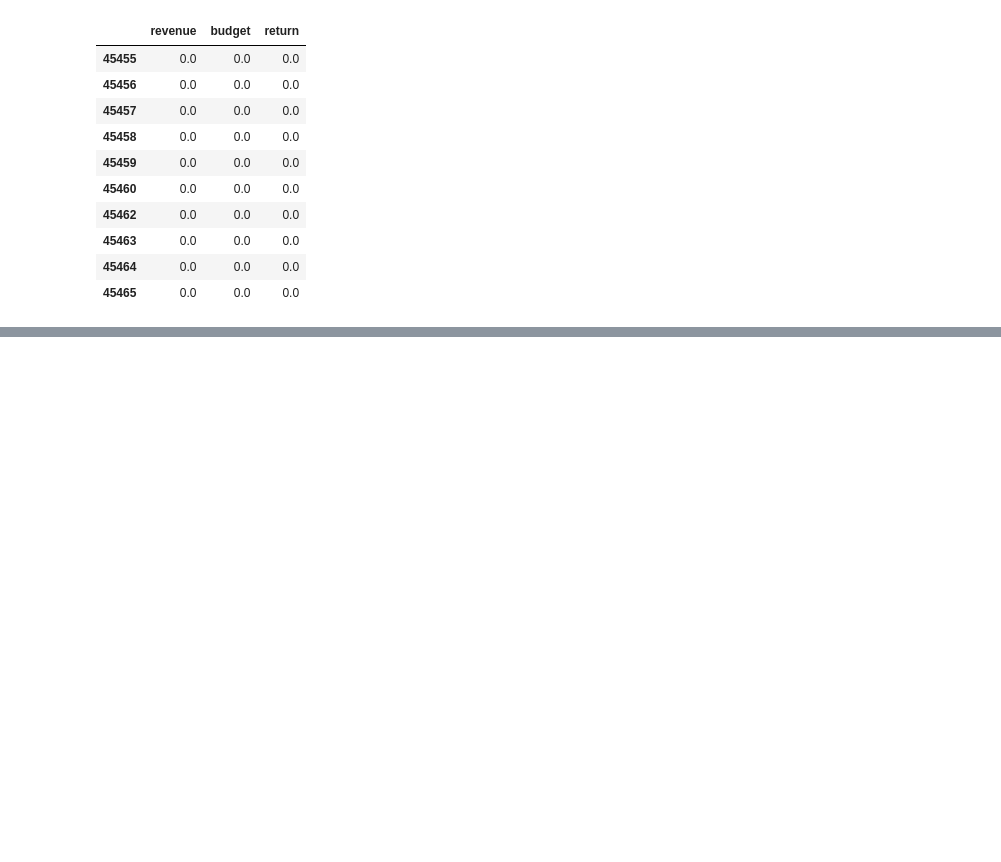
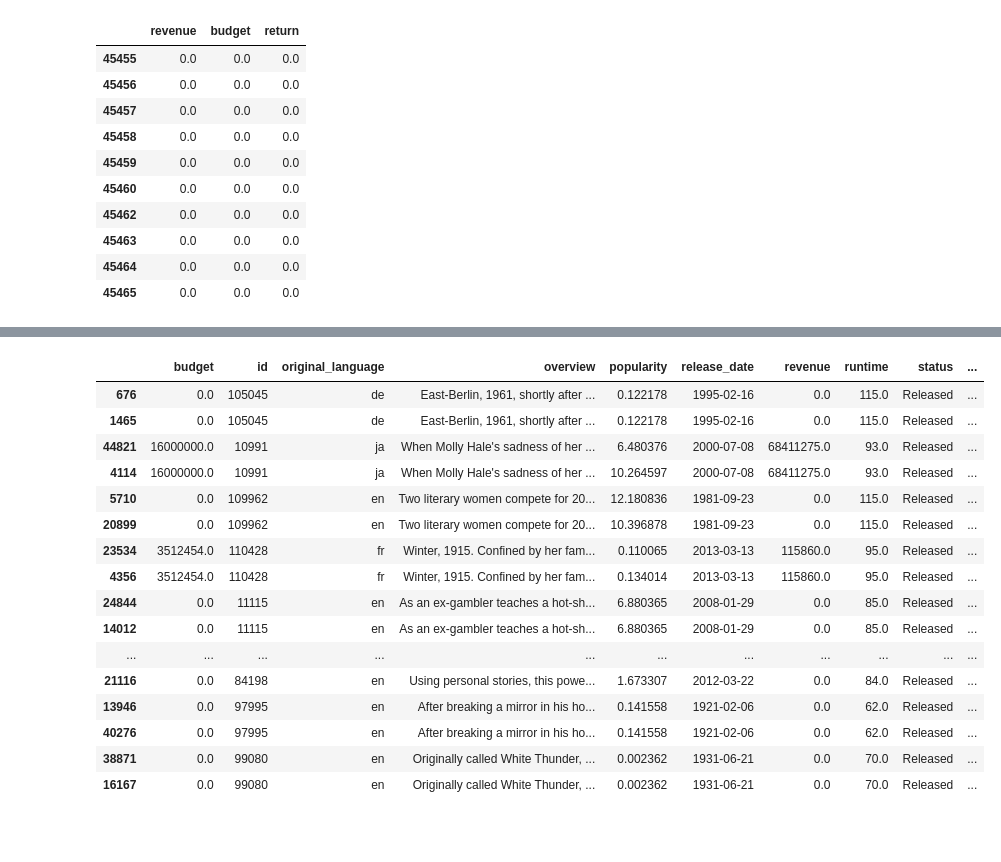
Before and after one commit to lesmengp/PI_ML_OPS, a Jupyter notebook: PI01.ipynb, the cells around one changed output, grey strips where cells are left out. Cells and saved outputs as stored; diff of their text form; code cells hidden in the pictures; blank space fills up the shorter version.

```diff
--- a/PI01.ipynb
+++ b/PI01.ipynb
@@ -679,10 +732,10 @@ df_movies_bck05 = df_movies.copy()
 print("Total de Columnas=",df_movies.columns.value_counts().sum())
 
 ### Cantidad de columnas a eliminar por el Requeriiento Nro.6
-print("Nro de Columnas a eliminar el el Requerimienti Nro.6 = 7 ")
+print("Nro de Columnas a eliminar el el Requerimienti Nro.6 = 6 ")
 
-### Se procede a eliminar las 7 columnas:
-df_movies.drop(columns=['video', 'imdb_id','adult', 'original_title', 'vote_count', 'poster_path', 'homepage'], inplace=True)
+### Se procede a eliminar las 6 columnas que no serán utilizadas:
+df_movies.drop(columns=['video', 'imdb_id','adult', 'original_title', 'poster_path', 'homepage'], inplace=True)
 
 ### Columnas Restantes:
 print("Columnas Restantes =",df_movies.columns.value_counts().sum())
@@ -753,9 +774,0 @@ df_movies_bck07 = df_movies.copy()
-# %%
-### Se procede a eliminar las 5 Columnas que se estan anidadas:
-df_movies.drop(columns=['belongs_to_collection', 'genres', 'production_companies', 'production_countries', 'spoken_languages' ], inplace=True)
-
-### Reseteando los Indices del DataSet, por todos los cambios realizados:
-df_movies.reset_index(drop=True, inplace=True)
-
-### Validan nuevamente el total de registros y columnas:
-df_movies.shape
@@ -802,0 +1096,23 @@ Index(['budget', 'id', 'original_language', 'overview', 'popularity',
+# %%
+### Visualizando y validando los registros duplicados de df_movies; ordenados por el codigo de la película:
+df_movies[df_movies.duplicated(subset=['id'], keep=False)].sort_values(by=['id'])
+# %% [output]
+|  | budget | id | original_language | overview | popularity | release_date | revenue | runtime | status | ... |
+| 676 | 0.0 | 105045 | de | East-Berlin, 1961, shortly after ... | 0.122178 | 1995-02-16 | 0.0 | 115.0 | Released | ... |
+| 1465 | 0.0 | 105045 | de | East-Berlin, 1961, shortly after ... | 0.122178 | 1995-02-16 | 0.0 | 115.0 | Released | ... |
+| 44821 | 16000000.0 | 10991 | ja | When Molly Hale's sadness of her ... | 6.480376 | 2000-07-08 | 68411275.0 | 93.0 | Released | ... |
+| 4114 | 16000000.0 | 10991 | ja | When Molly Hale's sadness of her ... | 10.264597 | 2000-07-08 | 68411275.0 | 93.0 | Released | ... |
+| 5710 | 0.0 | 109962 | en | Two literary women compete for 20... | 12.180836 | 1981-09-23 | 0.0 | 115.0 | Released | ... |
+| 20899 | 0.0 | 109962 | en | Two literary women compete for 20... | 10.396878 | 1981-09-23 | 0.0 | 115.0 | Released | ... |
+| 23534 | 3512454.0 | 110428 | fr | Winter, 1915. Confined by her fam... | 0.110065 | 2013-03-13 | 115860.0 | 95.0 | Released | ... |
+| 4356 | 3512454.0 | 110428 | fr | Winter, 1915. Confined by her fam... | 0.134014 | 2013-03-13 | 115860.0 | 95.0 | Released | ... |
+| 24844 | 0.0 | 11115 | en | As an ex-gambler teaches a hot-sh... | 6.880365 | 2008-01-29 | 0.0 | 85.0 | Released | ... |
+| 14012 | 0.0 | 11115 | en | As an ex-gambler teaches a hot-sh... | 6.880365 | 2008-01-29 | 0.0 | 85.0 | Released | ... |
+| ... | ... | ... | ... | ... | ... | ... | ... | ... | ... | ... |
+| 21116 | 0.0 | 84198 | en | Using personal stories, this powe... | 1.673307 | 2012-03-22 | 0.0 | 84.0 | Released | ... |
+| 13946 | 0.0 | 97995 | en | After breaking a mirror in his ho... | 0.141558 | 1921-02-06 | 0.0 | 62.0 | Released | ... |
+| 40276 | 0.0 | 97995 | en | After breaking a mirror in his ho... | 0.141558 | 1921-02-06 | 0.0 | 62.0 | Released | ... |
+| 38871 | 0.0 | 99080 | en | Originally called White Thunder, ... | 0.002362 | 1931-06-21 | 0.0 | 70.0 | Released | ... |
+| 16167 | 0.0 | 99080 | en | Originally called White Thunder, ... | 0.002362 | 1931-06-21 | 0.0 | 70.0 | Released | ... |
+# %% [markdown]
+###
```
Also changed, not shown: parts of 204 cells of this notebook, 4 other files.
